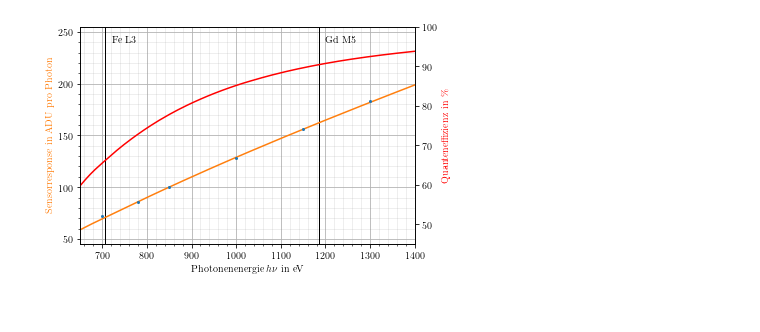
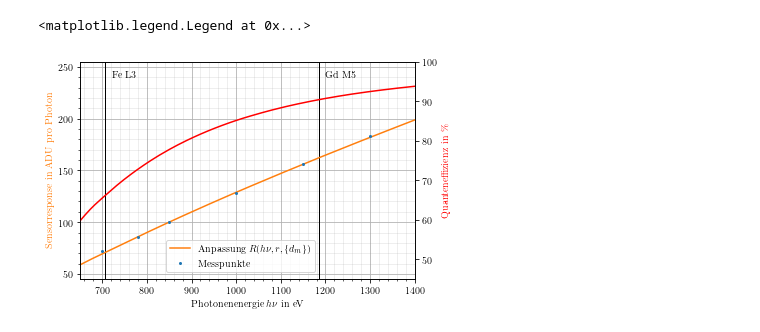
Before and after one commit to lrlunin/bachelorarbeit_python_notebooks_and_data, a Jupyter notebook: moench/response_charakter/plot from ptb csvs.ipynb, the cells around one changed output. Cells and saved outputs as stored; diff of their text form; code cells hidden in the pictures.

Commit message:
removed grid and changed legend

```diff
--- a/moench/response_charakter/plot from ptb csvs.ipynb
+++ b/moench/response_charakter/plot from ptb csvs.ipynb
@@ -57,35 +57,37 @@ axes.set_ylim((45, 255))
 #axes.set_title('Soft X-Ray Range')
 axes.set_xlabel(r'Photonenenergie $h\nu$ in eV')
 axes.set_ylabel(r"Sensorresponse in ADU pro Photon", color="C1")
 axes.grid(which='major')
 axes.grid(which='minor', color='#999999', linestyle='-', alpha=0.2)
 axes.xaxis.set_major_formatter(OOMFormatter(order = 0, fformat = "%1.0f"))
 axes.yaxis.set_major_formatter(OOMFormatter(order = 0, fformat = "%1.0f"))
 axes.xaxis.set_major_locator(MultipleLocator(100))
 axes.xaxis.set_minor_locator(AutoMinorLocator(5))
 axes.yaxis.set_minor_locator(AutoMinorLocator(5))
 axes.yaxis.set_major_locator(MultipleLocator(50))
 
 axes.axvline(x=706.97, linestyle="-", color='black', linewidth=1, alpha=1)
 axes.text(x=706.97+15, y=240, s=r'Fe L3')
 axes.axvline(x=1184.79, linestyle="-",color='black', linewidth=1, alpha=1)
 axes.text(x=1184.79+15, y=240, s=r'Gd M5')
 
 params_string = r"$r$={r:.3e}$\frac{{\mathrm{{ADU}}}}{{\mathrm{{eV}} \cdot \mathrm{{photon}}}}$, $d_{{Si}}$={d_si:.1f}nm, $d_{{Al}}$={d_al:.0f}nm, $d_{{Al_2O_3}}$={d_al2o3:.2f}nm"
 #params_string = "$r$=%.3e, $d_{{Si}}$=%.2e, $d_{{Al}}$=%.2e, $d_{{Al_2O_3}}$=%.3e"
 #d_{{Si}}, d_{{Al}},d_{{Al_2O_3}}
 function_string = "$f(E, r, \{d_m\}) = E\cdot r\cdot\exp[-\Sigma_{m}\mu_m(E)d_m]$ with $m \in \{Al, Si, Al_2O_3\}$"
 short_function_string = "$f(E, r, d_{Si}, d_{Al}, d_{Al_2O_3})$"
-points = axes.errorbar(exp_data_ev, exp_data_response, fmt='o', ms=2., label='experimental data')
+points = axes.errorbar(exp_data_ev, exp_data_response, fmt='o', ms=2., label='Messpunkte')
 xd = np.linspace(30, 1900, 1300)
 #line, = axes.plot(xd, target_func_model.eval(result.params, x=xd), label='best fit using %s\n%s' % (function_string, params_string.format(**result.best_values)))
-line2, = axes.plot(fit_data_ev, fit_data_response)
+line2, = axes.plot(fit_data_ev, fit_data_response, label=r'Anpassung $R(h\nu, r, \{d_m\})$')
 
 eff_ax = axes.twinx()
 eff_ax.set_ylim((45, 100))
 eff_ax.set_ylabel('Quanteneffizienz in \%', color='red')
 eff_line, = eff_ax.plot(fit_data_ev, fit_data_qe*100, color='red', label='f(E)=$\Pi_{m}[T(m,d(m))]$')
+axes.legend(loc=8, bbox_to_anchor=(0.48, 0.01))
 # %% [output]
+<matplotlib.legend.Legend at 0x...>
-[figure, old version]
+[figure, new version]
 # %%
 fig.savefig('response_700_1400ev.pgf', bbox_inches='tight', pad_inches=0.0)
```
Also changed, not shown: parts of 2 cells of this notebook, 1 other file.
